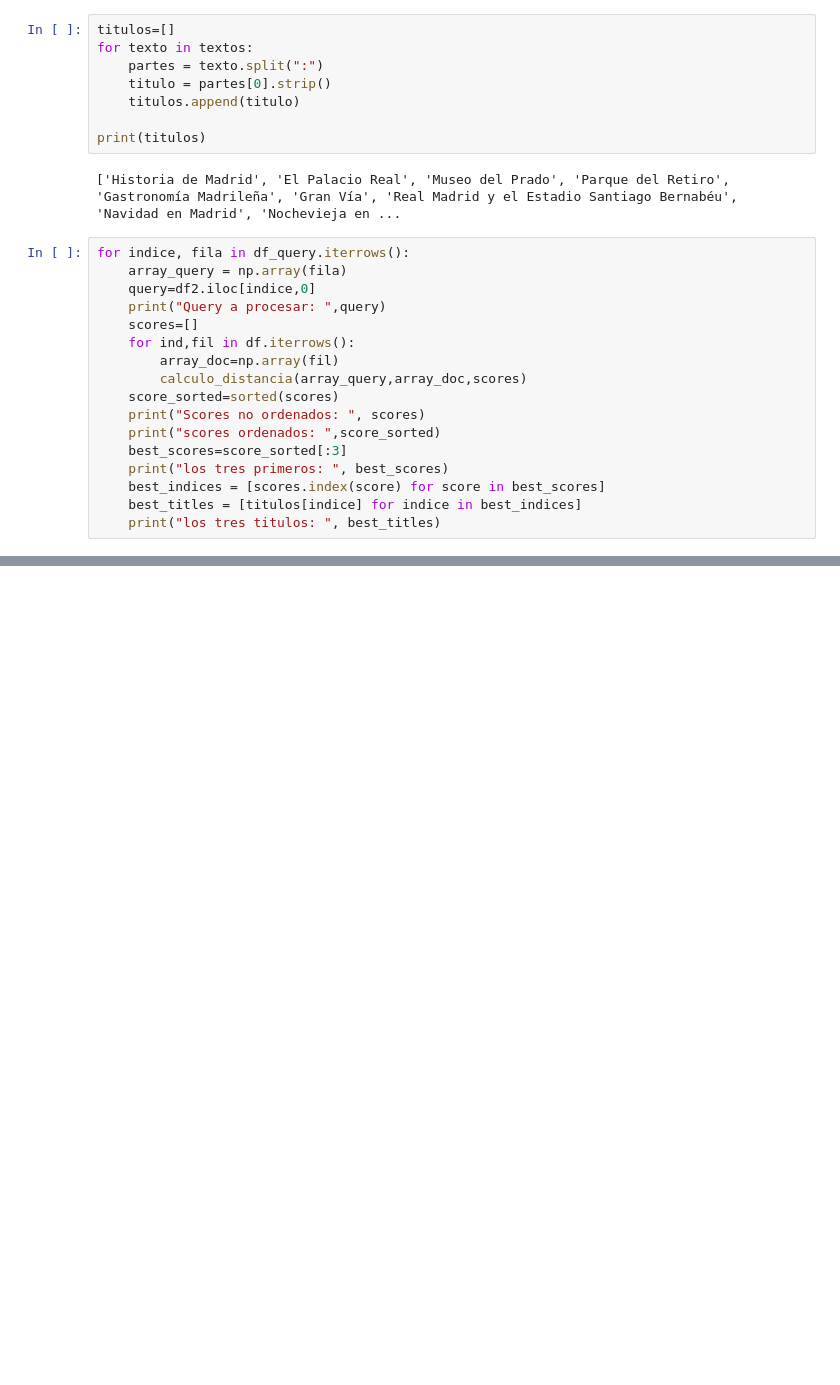
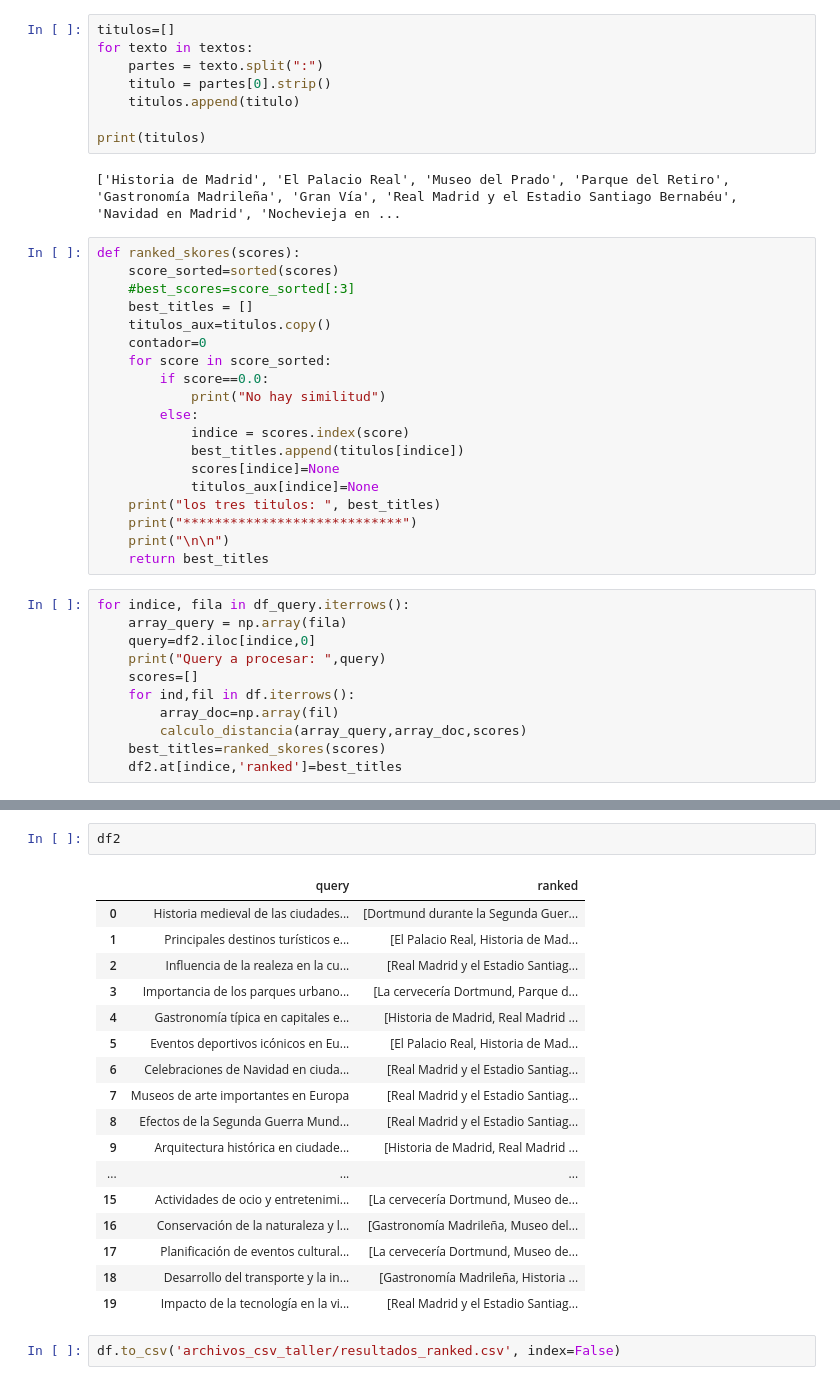
Before and after one commit to Pinkylml/Recuperaci-n-de-la-informacion-deberes, a Jupyter notebook: Homeworks/week01/notebooks/Taller 03: Modelo de espacio vectorial.ipynb, the cells around one changed output, grey strips where cells are left out. Saved outputs shown, nothing was run; the diff lists cells and outputs as text; blank space fills up the shorter version.

Commit message:
Actualización de resultados para Taller 03 modelado de espacio vectorial

```diff
--- a/Homeworks/week01/notebooks/Taller 03: Modelo de espacio vectorial.ipynb
+++ b/Homeworks/week01/notebooks/Taller 03: Modelo de espacio vectorial.ipynb
@@ -204,6 +204,25 @@ for texto in textos:
 print(titulos)
 # %% [output]
 ['Historia de Madrid', 'El Palacio Real', 'Museo del Prado', 'Parque del Retiro', 'Gastronomía Madrileña', 'Gran Vía', 'Real Madrid y el Estadio Santiago Bernabéu', 'Navidad en Madrid', 'Nochevieja en ...
+# %%
+def ranked_skores(scores):
+    score_sorted=sorted(scores)
+    #best_scores=score_sorted[:3]
+    best_titles = []
+    titulos_aux=titulos.copy()
+    contador=0
+    for score in score_sorted:
+        if score==0.0:
+            print("No hay similitud")
+        else:
+            indice = scores.index(score)
+            best_titles.append(titulos[indice])
+            scores[indice]=None
+            titulos_aux[indice]=None
+    print("los tres titulos: ", best_titles)
+    print("****************************")
+    print("\n\n")
+    return best_titles
 # %%
 for indice, fila in df_query.iterrows():
     array_query = np.array(fila)
@@ -213,13 +232,7 @@ for indice, fila in df_query.iterrows():
     for ind,fil in df.iterrows():
         array_doc=np.array(fil)
         calculo_distancia(array_query,array_doc,scores)
-    score_sorted=sorted(scores)
-    print("Scores no ordenados: ", scores)
-    print("scores ordenados: ",score_sorted)
-    best_scores=score_sorted[:3]
-    print("los tres primeros: ", best_scores)
-    best_indices = [scores.index(score) for score in best_scores]
-    best_titles = [titulos[indice] for indice in best_indices]
-    print("los tres titulos: ", best_titles)
+    best_titles=ranked_skores(scores)
+    df2.at[indice,'ranked']=best_titles
 # %% [output]
 Query a procesar:  Historia medieval de las ciudades europeas
@@ -241,0 +267,22 @@ los tres titulos:  ['Real Madrid y el Estadio Santiago Bernabéu', 'Gastronomía
+# %%
+df2
+# %% [output]
+|  | query | ranked |
+| 0 | Historia medieval de las ciudades... | [Dortmund durante la Segunda Guer... |
+| 1 | Principales destinos turísticos e... | [El Palacio Real, Historia de Mad... |
+| 2 | Influencia de la realeza en la cu... | [Real Madrid y el Estadio Santiag... |
+| 3 | Importancia de los parques urbano... | [La cervecería Dortmund, Parque d... |
+| 4 | Gastronomía típica en capitales e... | [Historia de Madrid, Real Madrid ... |
+| 5 | Eventos deportivos icónicos en Eu... | [El Palacio Real, Historia de Mad... |
+| 6 | Celebraciones de Navidad en ciuda... | [Real Madrid y el Estadio Santiag... |
+| 7 | Museos de arte importantes en Europa | [Real Madrid y el Estadio Santiag... |
+| 8 | Efectos de la Segunda Guerra Mund... | [Real Madrid y el Estadio Santiag... |
+| 9 | Arquitectura histórica en ciudade... | [Historia de Madrid, Real Madrid ... |
+| ... | ... | ... |
+| 15 | Actividades de ocio y entretenimi... | [La cervecería Dortmund, Museo de... |
+| 16 | Conservación de la naturaleza y l... | [Gastronomía Madrileña, Museo del... |
+| 17 | Planificación de eventos cultural... | [La cervecería Dortmund, Museo de... |
+| 18 | Desarrollo del transporte y la in... | [Gastronomía Madrileña, Historia ... |
+| 19 | Impacto de la tecnología en la vi... | [Real Madrid y el Estadio Santiag... |
+# %%
+df.to_csv('archivos_csv_taller/resultados_ranked.csv', index=False)
```
Also changed, not shown: parts of 3 cells of this notebook.
